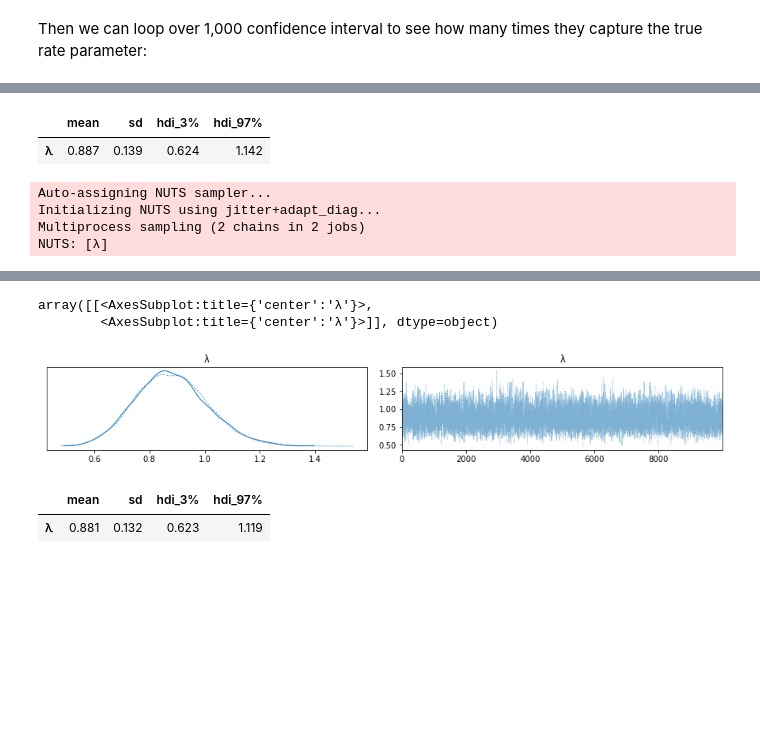
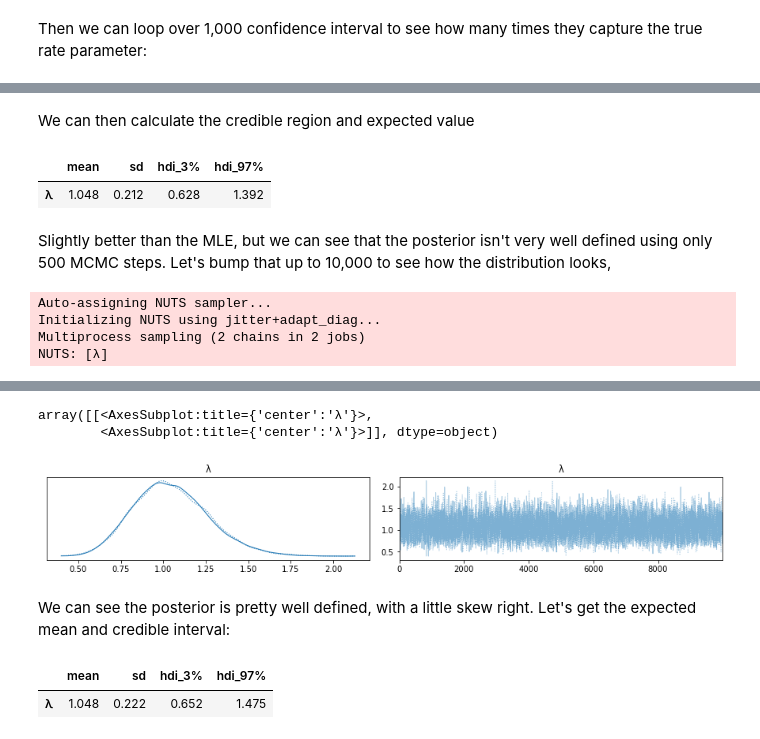
Before and after one commit to mdh266/BayesMLE, a Jupyter notebook: notebooks/BayesMLE1.ipynb, the cells around one changed output, grey strips where cells are left out. Drawn from its saved outputs; the diff is of its cells as text; code cells hidden in the pictures; blank space fills up the shorter version.

```diff
--- a/notebooks/BayesMLE1.ipynb
+++ b/notebooks/BayesMLE1.ipynb
@@ -548,5 +457,0 @@ import arviz as az
-# %%
-with pm.Model() as model_1:
-    λ = pm.Gamma('λ', alpha=3, beta=1)
-    y = pm.Poisson('y', mu=λ, observed=list(sample))
-    trace = pm.sample(1000, tune=2000, return_inferencedata=True)
@@ -580,7 +457,0 @@ ci(sample[:50])
-# %%
-with pm.Model() as model_2:
-    λ = pm.Exponential('λ', 0.1)
-    y = pm.Poisson('y', mu=λ, observed=list(sample[:50]))
-    trace2 = pm.sample(500, cores=2, return_inferencedata=True)
-
-az.plot_trace(trace2, var_names=['λ'])
@@ -596,0 +561,5 @@ array([[<AxesSubplot:title={'center':'λ'}>,
+# %%
+with pm.Model() as model_1:
+    λ = pm.Gamma('λ', alpha=3, beta=1)
+    y = pm.Poisson('y', mu=λ, observed=list(sample))
+    trace = pm.sample(5000, tune=2000, return_inferencedata=True)
@@ -596,0 +601,7 @@ array([[<AxesSubplot:title={'center':'λ'}>,
+# %%
+with pm.Model() as model_2:
+    λ = pm.Exponential('λ', 1)
+    y = pm.Poisson('y', mu=λ, observed=list(sample[:20]))
+    trace2 = pm.sample(500, tune=2000, cores=2, return_inferencedata=True)
+
+az.plot_trace(trace2, var_names=['λ'])
@@ -597,11 +618,15 @@ array([[<AxesSubplot:title={'center':'λ'}>,
+# %% [markdown]
+We can then calculate the credible region and expected value
 # %%
 az.summary(trace2, kind="stats")
 # %% [output]
 |  | mean | sd | hdi_3% | hdi_97% |
-| λ | 0.887 | 0.139 | 0.624 | 1.142 |
+| λ | 1.048 | 0.212 | 0.628 | 1.392 |
+# %% [markdown]
+Slightly better than the MLE, but we can see that the posterior isn't very well defined using only 500 MCMC steps. Let's bump that up to 10,000 to see how the distribution looks,
 # %%
 with model_2:
-    trace3 = pm.sample(10000, cores=2, return_inferencedata=True)
+    trace3 = pm.sample(10000, tune=2000, cores=2, return_inferencedata=True)
 
 az.plot_trace(trace3, var_names=['λ'])
 # %% [output]
@@ -614,8 +639,10 @@ Sampling 2 chains for 1_000 tune and 10_000 draw iterations (2_000 + 20_000 draw
 array([[<AxesSubplot:title={'center':'λ'}>,
         <AxesSubplot:title={'center':'λ'}>]], dtype=object)
-[figure, old version]
+[figure, new version]
+# %% [markdown]
+We can see the posterior is pretty well defined, with a little skew right. Let's get the expected mean and credible interval:
 # %%
 az.summary(trace3, kind="stats")
 # %% [output]
 |  | mean | sd | hdi_3% | hdi_97% |
-| λ | 0.881 | 0.132 | 0.623 | 1.119 |
+| λ | 1.048 | 0.222 | 0.652 | 1.475 |
```
Also changed, not shown: parts of 56 cells of this notebook, 2 other files.
